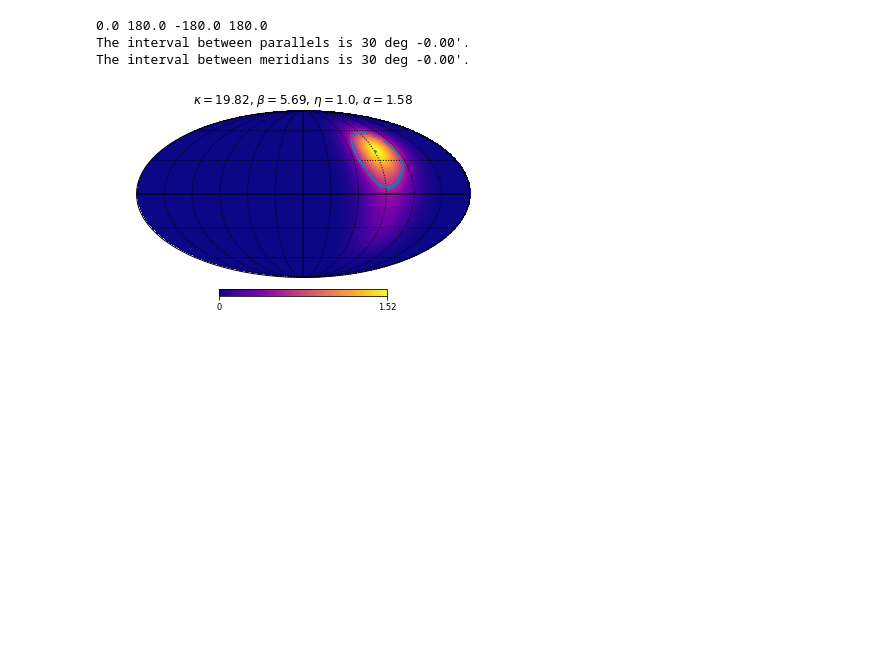
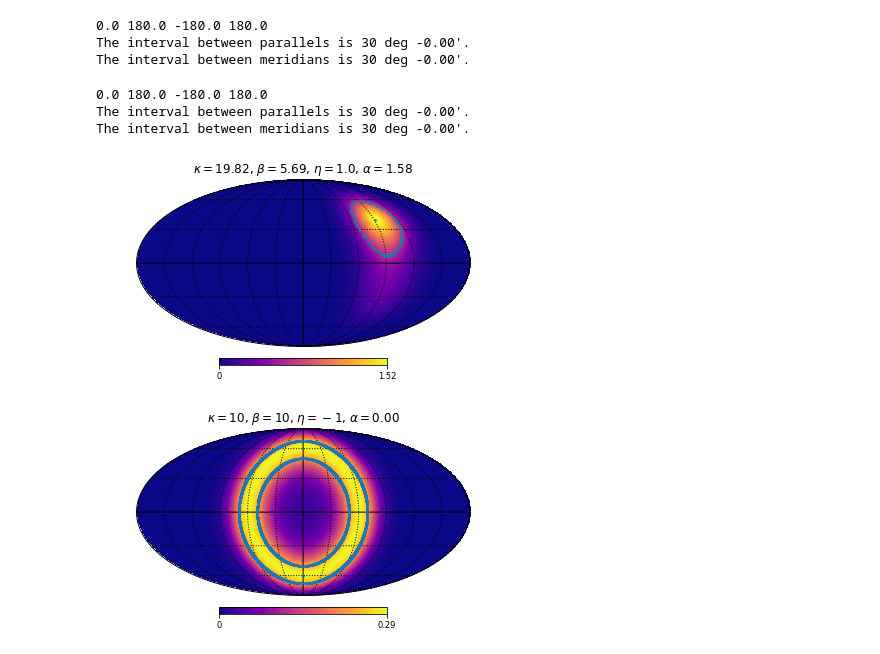
Before and after one commit to tianluyuan/sphere, a Jupyter notebook: maps.ipynb, the cells around one changed output. Drawn from its saved outputs; the diff is of its cells as text; code cells hidden in the pictures; blank space fills up the shorter version.

Commit message:
another plot in maps.ipynb

```diff
--- a/maps.ipynb
+++ b/maps.ipynb
@@ -11,34 +11,40 @@ from matplotlib import pyplot as plt
 
 def fb8_map(fb8obj, nside):
     """Returns a map of the fb8 distribution's pdf in the specified
     coordinates
     """
     npix = hp.nside2npix(nside)
     zen, azi = hp.pix2ang(nside, np.arange(npix))
     return fb8obj.pdf(fb8obj.spherical_coordinates_to_nu(zen, azi))
 
 def plot_map(theta,phi,psi,kappa,beta,eta,alpha,rho, nside=64):
     pdf = sd.fb8(theta,phi,psi,kappa,beta,eta,alpha,rho)
     kmap = fb8_map(pdf,nside)
     thetas, phis = pdf.contour()
     tmax, phmax = pdf.max()
     vmap = cm.plasma
     vmap.set_under('w')
     vmap.set_bad('w')
     hp.mollview(kmap, title=r'$\kappa={}$, $\beta={}$, $\eta={}$, $\alpha={:.2f}$'.format(kappa,beta,eta,alpha),
                 min=0, max=np.round(np.nanmax(kmap),2),
-                cmap=vmap,hold=True,cbar=True,xsize=1600)
+                cmap=vmap,cbar=True,hold=True,xsize=1600)
     hp.graticule()
     hp.projplot(thetas, phis, '.', markersize=2)
     hp.projplot(tmax, phmax, '.', markersize=3)
 
 #plot_map(np.pi/2,0,0,0.1,0.1,-1,0.1,0.)
 plot_map(np.pi/2, 0, 0, 19.82, 5.69, 1.00, 1.58, -1.65)
+plt.figure()
+plot_map(np.pi/2, 0, 0, 10, 10, -1,0,0)
 # %% [output]
 0.0 180.0 -180.0 180.0
 The interval between parallels is 30 deg -0.00'.
 The interval between meridians is 30 deg -0.00'.
+0.0 180.0 -180.0 180.0
+The interval between parallels is 30 deg -0.00'.
+The interval between meridians is 30 deg -0.00'.
 [figure]
+[figure, added]
 # %%
 etas = [-1,-0.8,1]
 alphas = [0,np.pi/4, np.pi/2]
```
Also changed, not shown: parts of 1 cell of this notebook.
